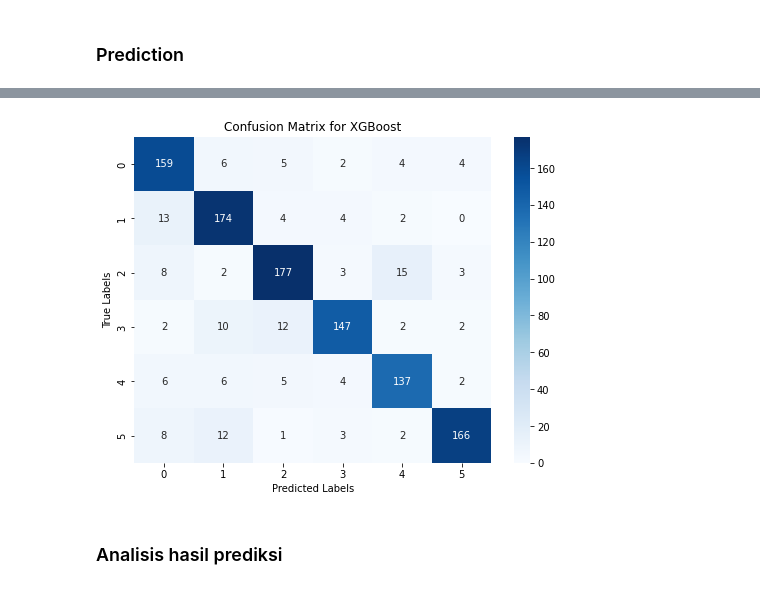
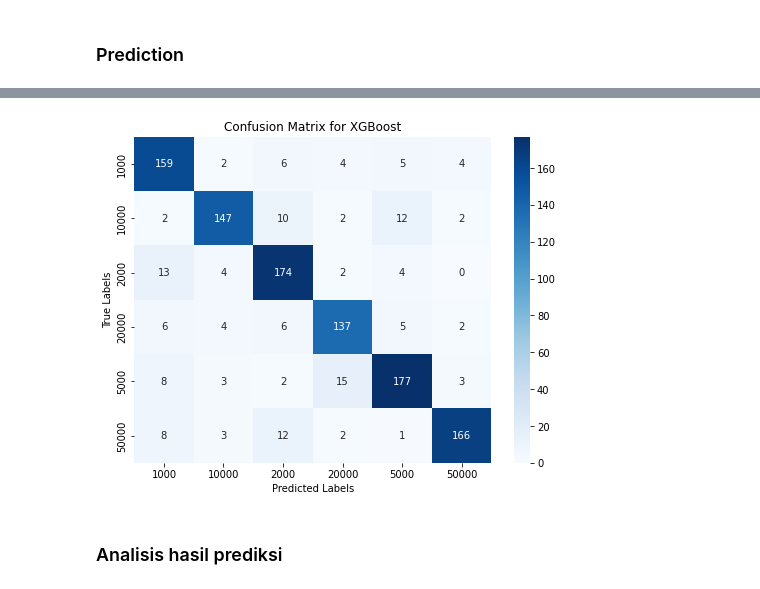
Before and after one commit to Infastq/infastq-api, a Jupyter notebook: api/ml_models/model.ipynb, the cells around one changed output, grey strips where cells are left out. Saved outputs shown, nothing was run; the diff lists cells and outputs as text; code cells hidden in the pictures.

```diff
--- a/api/ml_models/model.ipynb
+++ b/api/ml_models/model.ipynb
@@ -184,3 +176,39 @@ y_train_encoded = label_encoder.fit_transform(y_train)
+# %%
+from sklearn.preprocessing import LabelEncoder
+
+label = {
+    "1000":0,
+    "2000":1,
+    "5000":2,
+    "10000":3,
+    "20000":4,
+    "50000":5,
+    "100000":6
+}
+
+# Create a custom LabelEncoder class
+class CustomLabelEncoder(LabelEncoder):
+    def __init__(self, label_dict):
+        self.label_dict = label_dict
+        super().__init__()
+
+    def fit(self, y):
+        super().fit(y)
+        self.classes_ = [self.label_dict[label] for label in self.classes_]
+
+    def transform(self, y):
+        return super().transform(y)
+
+    def inverse_transform(self, y):
+        y_original = [list(self.label_dict.keys())[list(self.label_dict.values()).index(encoded)] for encoded in y]
+        return y_original
+
+
+# Initialize the LabelEncoder
+label_encoder = CustomLabelEncoder(label)
+
+# Fit the LabelEncoder to your target classes and transform them
+y_train_encoded = label_encoder.fit_transform(y_train)
 # %%
 print(y_train_encoded)
 # %% [output]
@@ -274,7 +302,7 @@ XGBClassifier(base_score=None, booster=None, callbacks=None,
 #     plt.ylabel("True Labels")
 #     plt.show()
 
-y_test = label_encoder.fit_transform(y_test)
+y_test = label_encoder.transform(y_test)
 
 
 y_pred = xgb_model[1].predict(X_test)
@@ -285,7 +313,8 @@ y_pred = xgb_model[1].predict(X_test)
 # # Print the confusion matrix
 # print(f"Confusion matrix for {xgb_model[0]}:")
 # print(confusion)
-
+y_test = label_encoder.inverse_transform(y_test)
+y_pred = label_encoder.inverse_transform(y_pred)
 f1 = f1_score(y_true=y_test, y_pred=y_pred, average='weighted')
 accuracy = accuracy_score(y_true=y_test, y_pred=y_pred)
 precision = precision_score(y_test, y_pred, average='macro')
@@ -312,5 +341,5 @@ XGBoost precision = 0.8654692646131222
 XGBoost recall = 0.863062822682112
-[figure, old version]
+[figure, new version]
 # %% [markdown]
 ### Analisis hasil prediksi
 # %% [markdown]
```
Also changed, not shown: parts of 3 cells of this notebook, 5 other files.
